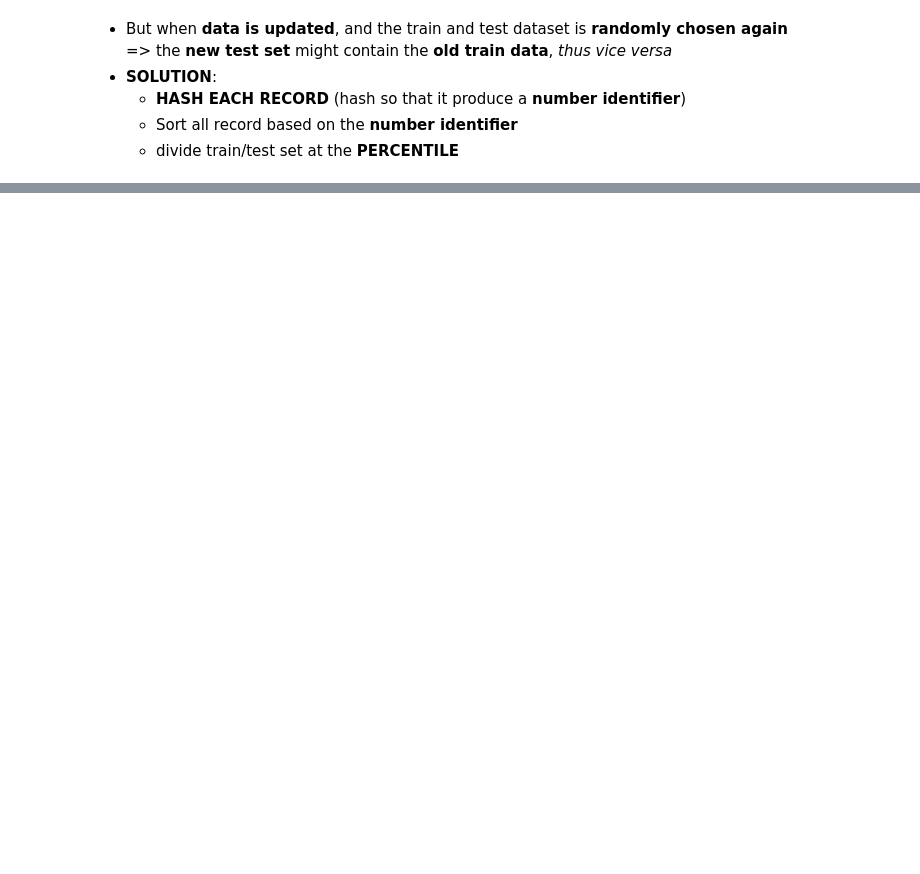
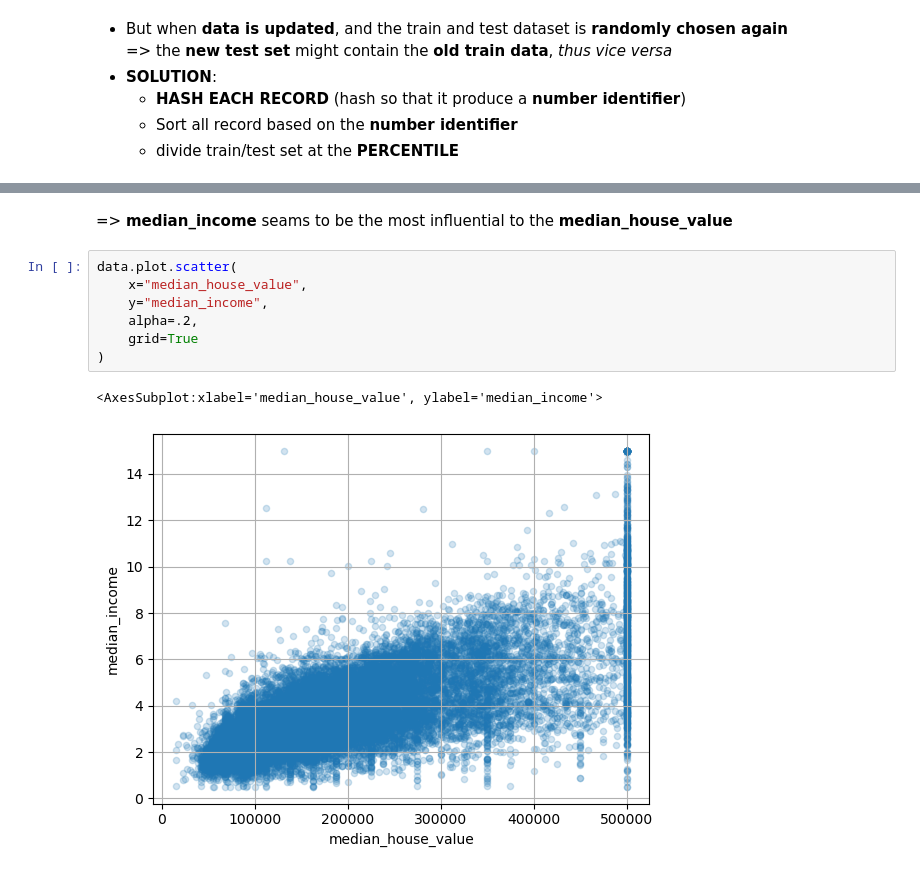
Before and after one commit to DurianDan/hands-on-machine-learning-tensorflow, a Jupyter notebook: chapter2/end-to-end-ML-project.ipynb, the cells around one changed output, grey strips where cells are left out. Cells and saved outputs as stored; diff of their text form; blank space fills up the shorter version.

```diff
--- a/chapter2/end-to-end-ML-project.ipynb
+++ b/chapter2/end-to-end-ML-project.ipynb
@@ -87,0 +240,12 @@ trainset, testset = train_test_split(data, test_size=.2, random_state=44)
+# %% [markdown]
+=> **median_income** seams to be the most influential to the **median_house_value**
+# %%
+data.plot.scatter(
+    x="median_house_value",
+    y="median_income",
+    alpha=.2,
+    grid=True
+)
+# %% [output]
+<AxesSubplot:xlabel='median_house_value', ylabel='median_income'>
+[figure, added]
```
Also changed, not shown: parts of 29 cells of this notebook, 2 other files.
